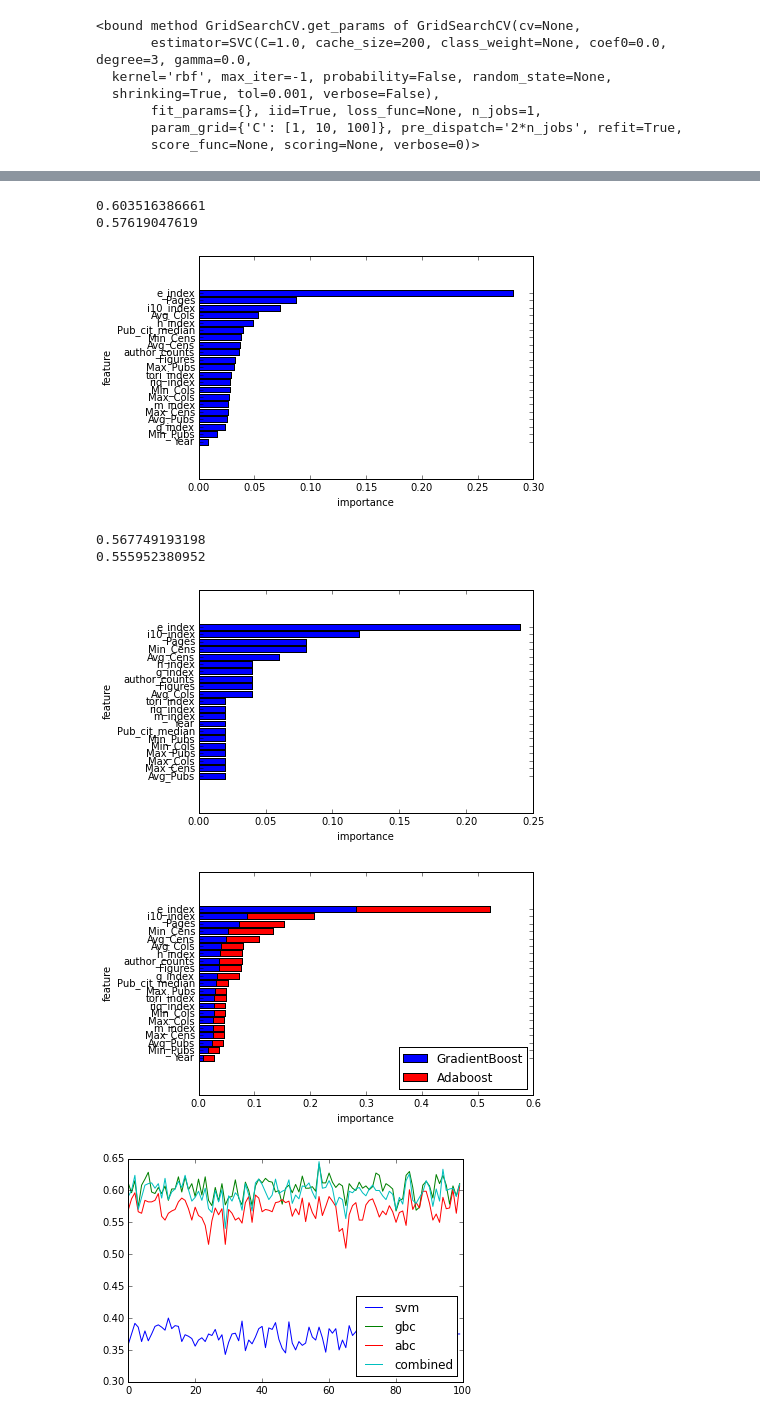
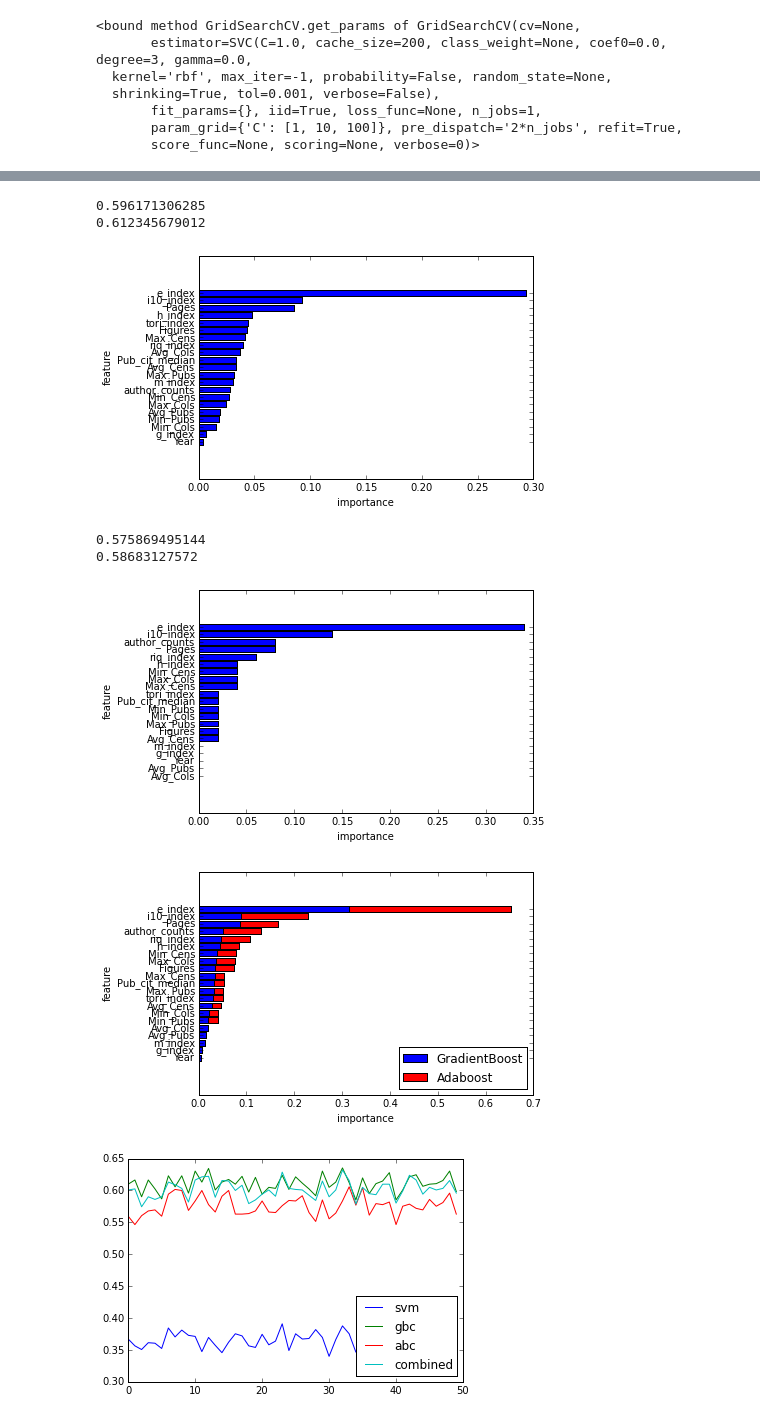
Before and after one commit to ahuja0007/team_citation, a Jupyter notebook: Inspire_analysis_sam.ipynb, the cells around one changed output, grey strips where cells are left out. Drawn from its saved outputs; the diff is of its cells as text; code cells hidden in the pictures.

```diff
--- a/Inspire_analysis_sam.ipynb
+++ b/Inspire_analysis_sam.ipynb
@@ -26,8 +27,8 @@ inspire_data.head()
 | http://arxiv.org/abs/astro-ph/940... | [u'Pijpers, F. P.', u'Wanders, I.'] | 26 | NaN | 16 | Monthly Notices of the Royal Astr... | [u'Reverberation mapping of activ... | 1994 | 32 | 0.000030 | ... |
 | http://arxiv.org/abs/astro-ph/950... | [u'van Kerkwijk, M. H.', u'Kulkar... | 23 | NaN | 6 | The Astrophysical Journal | [u'Spectroscopy of the White Dwar... | 1995 | 41 | 0.003102 | ... |
 # %%
-good_df=pd.DataFrame.from_csv('good_df2.csv')
-
+## add more features calculated from ADS
+good_df=pd.DataFrame.from_csv('good_df3.csv')
 inspire_data=inspire_data.merge(good_df[['Arxiv_key','h_index','m_index','e_index','i10_index','g_index','tori_index','riq_index']],right_on=['Arxiv_key'],left_index=True)
 inspire_data.head()
 # %% [output]
@@ -60,11 +65,17 @@ numeric_components.head()
 | 3 | 0.200000 | 15 | 1997 | 41 | 0.001094 | 185.000000 | 84.000000 | 0.001094 | 185 | 84 | ... |
 | 4 | 0.153846 | 13 | 1995 | 41 | 0.002299 | 263.000000 | 174.333333 | 0.004546 | 424 | 242 | ... |
 5 rows × 22 columns
-# %%
-def class_citations(element):
-    if element<21:
-        return 1
-    elif element <51:
-        return 2
-    else:
-        return 3
+# %%
+#Helper function to categorize classes based on the number of citations
+def class_citations(element):
+    if element<22:
+        return 1
+    elif element <55:
+        return 2
+    else:
+        return 3
+
+target_classes=np.array(map(class_citations,target))
+
+for i in range(1,4):
+    print "class"+str(i),list(target_classes).count(i)*1.0/len(target_classes)
@@ -152,8 +159,8 @@ print np.mean(scores)
 clfgbc=GBC.fit(X_train,y_train)
 print clfgbc.score(X_test,y_test)
 # %% [output]
-0.603516386661
-0.57619047619
+0.596171306285
+0.612345679012
 # %%
 sorted_features1=sorted(zip(clfgbc.feature_importances_,params))
 importances1,params_sorted1=zip(*sorted_features1)
@@ -162,7 +169,7 @@ plt.yticks(range(len(params)),params_sorted1);
 plt.ylabel('feature');
 plt.xlabel('importance');
 # %% [output]
-[figure, old version]
+[figure, new version]
 # %%
 from sklearn.ensemble import AdaBoostClassifier
 
@@ -175,8 +182,8 @@ print np.mean(scores)
 clfabc=ABC.fit(X_train,y_train)
 print clfabc.score(X_test,y_test)
 # %% [output]
-0.567749193198
-0.555952380952
+0.575869495144
+0.58683127572
 # %%
 sorted_features2=sorted(zip(clfabc.feature_importances_,params))
 importances2,params_sorted2=zip(*sorted_features2)
@@ -185,7 +192,7 @@ plt.yticks(range(len(params)),params_sorted2);
 plt.ylabel('feature');
 plt.xlabel('importance');
 # %% [output]
-[figure, old version]
+[figure, new version]
 # %%
 combined_score=[c+d for c,d in zip(clfgbc.feature_importances_,clfabc.feature_importances_)]
 sorted_features3=sorted(zip(combined_score,params))
@@ -197,7 +204,7 @@ plt.ylabel('feature');
 plt.xlabel('importance');
 plt.legend(loc=4);
 # %% [output]
-[figure, old version]
+[figure, new version]
 # %%
 def most_common(lst):
     return max(set(lst), key=lst.count)
@@ -207,7 +214,7 @@ gbcscore=[]
 abcscore=[]
 combinedscore=[]
 
-for i in range(100):
+for i in range(50):
     X_train, X_test, y_train, y_test = cross_validation.train_test_split(numeric_components[params], target_classes, test_size=0.25)
 
     combined_predictions=pd.DataFrame(columns=['answer','SVM','GBC','ABC'])
@@ -236,14 +243,14 @@ for i in range(100):
 
     combinedscore.append(len(combined_predictions[combined_predictions['answer']==combined_predictions['predictions']])*1.0/len(combined_predictions))
 # %%
-plt.plot(range(100),svmscore,label='svm')
-plt.plot(range(100),gbcscore,label='gbc')
-plt.plot(range(100),abcscore,label='abc')
-plt.plot(range(100),combinedscore,label='combined')
+plt.plot(range(50),svmscore,label='svm')
+plt.plot(range(50),gbcscore,label='gbc')
+plt.plot(range(50),abcscore,label='abc')
+plt.plot(range(50),combinedscore,label='combined')
 plt.legend(loc=4)
 plt.show()
 # %% [output]
-[figure, old version]
+[figure, new version]
 # %%
 top=0
 for a,g,c in zip(abcscore,gbcscore,combinedscore):
```
Also changed, not shown: parts of 8 cells of this notebook.
